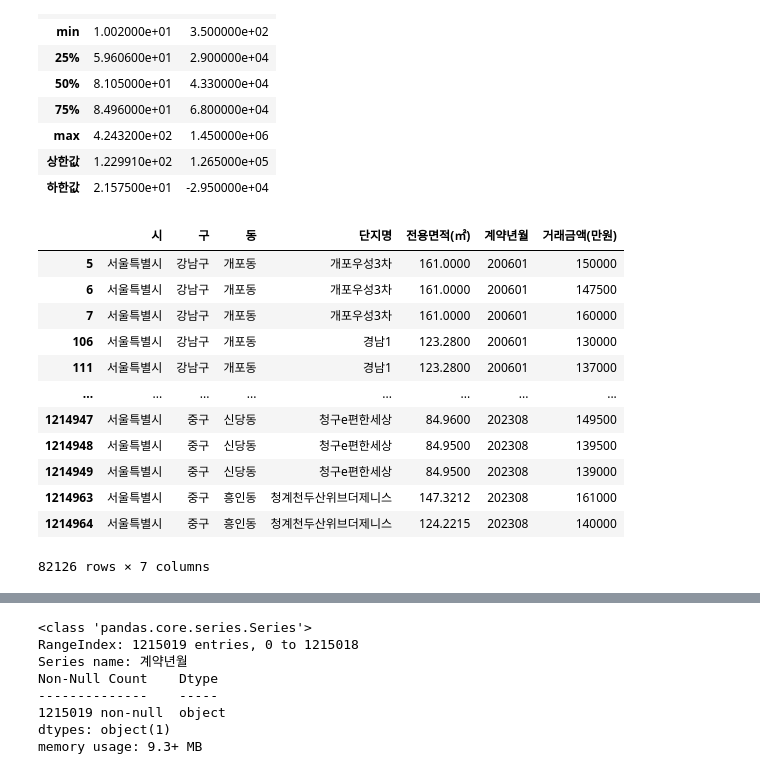
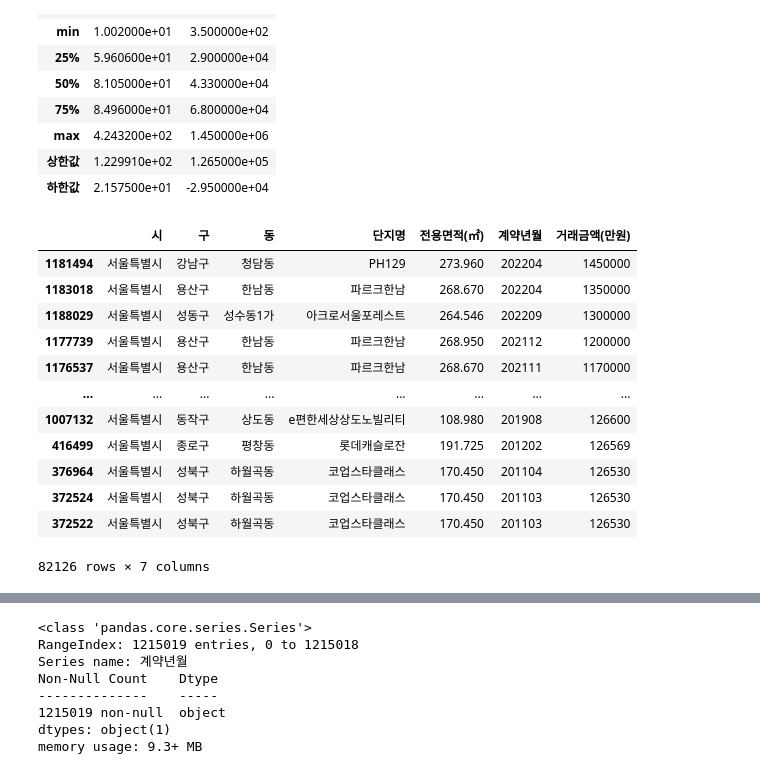
Before and after one commit to HyunahKim1111/himedia_jupyter_files, a Jupyter notebook: 나홀로연습03_부동산실거래.ipynb, the cells around one changed output, grey strips where cells are left out. Cells and saved outputs as stored; diff of their text form; code cells hidden in the pictures.

```diff
--- a/나홀로연습03_부동산실거래.ipynb
+++ b/나홀로연습03_부동산실거래.ipynb
@@ -416,18 +405,18 @@ outlier(data)
 | 상한값 | 1.229910e+02 | 1.265000e+05 |
 | 하한값 | 2.157500e+01 | -2.950000e+04 |
 # %%
-data[data['거래금액(만원)'] > 1.265000e+05] # ???? 이것도 이상값이 높은 순으로 볼 수 있나?
+data[data['거래금액(만원)'] > 1.265000e+05].sort_values(by='거래금액(만원)', ascending=False) # ???? 이것도 이상값이 높은 순으로 볼 수 있나?
 # %% [output]
 |  | 시 | 구 | 동 | 단지명 | 전용면적(㎡) | 계약년월 | 거래금액(만원) |
-| 5 | 서울특별시 | 강남구 | 개포동 | 개포우성3차 | 161.0000 | 200601 | 150000 |
-| 6 | 서울특별시 | 강남구 | 개포동 | 개포우성3차 | 161.0000 | 200601 | 147500 |
-| 7 | 서울특별시 | 강남구 | 개포동 | 개포우성3차 | 161.0000 | 200601 | 160000 |
-| 106 | 서울특별시 | 강남구 | 개포동 | 경남1 | 123.2800 | 200601 | 130000 |
-| 111 | 서울특별시 | 강남구 | 개포동 | 경남1 | 123.2800 | 200601 | 137000 |
+| 1181494 | 서울특별시 | 강남구 | 청담동 | PH129 | 273.960 | 202204 | 1450000 |
+| 1183018 | 서울특별시 | 용산구 | 한남동 | 파르크한남 | 268.670 | 202204 | 1350000 |
+| 1188029 | 서울특별시 | 성동구 | 성수동1가 | 아크로서울포레스트 | 264.546 | 202209 | 1300000 |
+| 1177739 | 서울특별시 | 용산구 | 한남동 | 파르크한남 | 268.950 | 202112 | 1200000 |
+| 1176537 | 서울특별시 | 용산구 | 한남동 | 파르크한남 | 268.670 | 202111 | 1170000 |
 | ... | ... | ... | ... | ... | ... | ... | ... |
-| 1214947 | 서울특별시 | 중구 | 신당동 | 청구e편한세상 | 84.9600 | 202308 | 149500 |
-| 1214948 | 서울특별시 | 중구 | 신당동 | 청구e편한세상 | 84.9500 | 202308 | 139500 |
-| 1214949 | 서울특별시 | 중구 | 신당동 | 청구e편한세상 | 84.9500 | 202308 | 139000 |
-| 1214963 | 서울특별시 | 중구 | 흥인동 | 청계천두산위브더제니스 | 147.3212 | 202308 | 161000 |
-| 1214964 | 서울특별시 | 중구 | 흥인동 | 청계천두산위브더제니스 | 124.2215 | 202308 | 140000 |
+| 1007132 | 서울특별시 | 동작구 | 상도동 | e편한세상상도노빌리티 | 108.980 | 201908 | 126600 |
+| 416499 | 서울특별시 | 종로구 | 평창동 | 롯데캐슬로잔 | 191.725 | 201202 | 126569 |
+| 376964 | 서울특별시 | 성북구 | 하월곡동 | 코업스타클래스 | 170.450 | 201104 | 126530 |
+| 372524 | 서울특별시 | 성북구 | 하월곡동 | 코업스타클래스 | 170.450 | 201103 | 126530 |
+| 372522 | 서울특별시 | 성북구 | 하월곡동 | 코업스타클래스 | 170.450 | 201103 | 126530 |
 82126 rows × 7 columns
```
Also changed, not shown: parts of 37 cells of this notebook, 7 other files.
